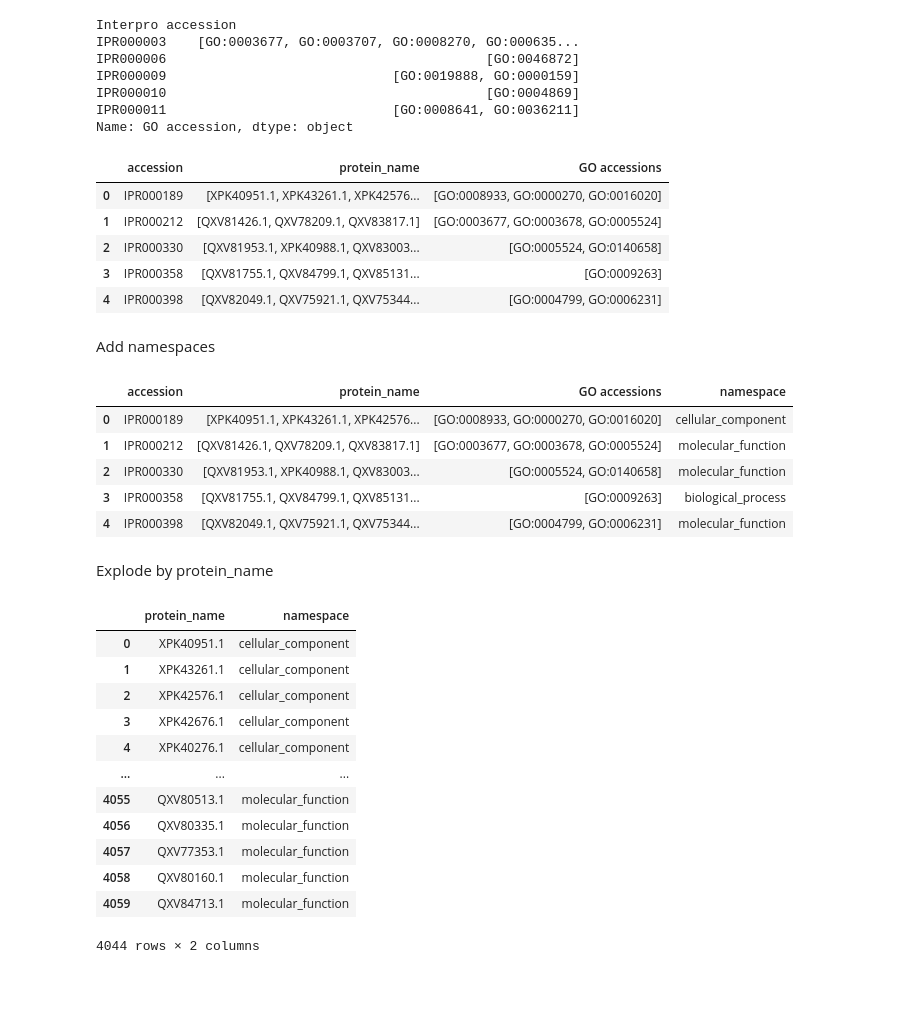
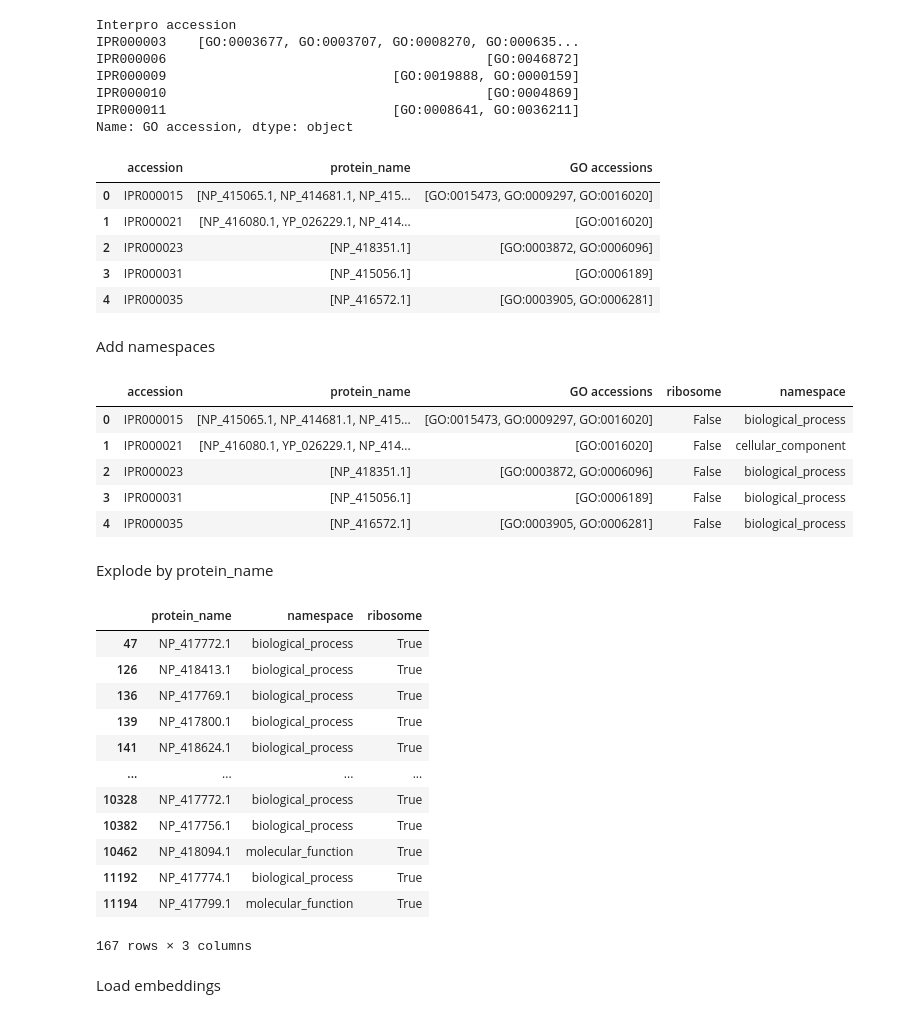
Before and after one commit to dottting/phagelm, a Jupyter notebook: tools/data_preperation.ipynb, the cells around one changed output. Drawn from its saved outputs; the diff is of its cells as text; code cells hidden in the pictures; blank space fills up the shorter version.

Commit message:
Added e.coli proteins and ribisome flag in final dataframe

```diff
--- a/tools/data_preperation.ipynb
+++ b/tools/data_preperation.ipynb
@@ -20,6 +20,10 @@ data_df = pd.DataFrame(
     data, columns=["phage_id", "protein_id", "sequence", "description"]
 )
 
+# drop e.coli pseudo genes
+data_df = data_df.replace("None", pd.NA)
+data_df = data_df.dropna()
+
 print("Total proteins: ", len(data_df), "\n\n")
 data_df.head()
 # %% [output]
@@ -48,7 +52,7 @@ Run Interproscan: ./interproscan.sh -i data/interpro/interpro_sequences.fasta -b
 # %% [markdown]
 Load interproscan results
 # %%
-interpro_path = "../data/interpro/interpro.tsv"
+interpro_path = "../data/interpro/interpro_sequences.fasta.tsv"
 
 interpro_df = pd.read_csv(interpro_path, sep="\t", header=None)
 
@@ -164,0 +171,13 @@ ip2go_df.head()
+# %%
+ribosome_keywords = [
+    "ribosome",
+    "ribosomal",
+    "rRNA binding",
+    "translation",
+    "structural constituent of ribosome",
+]
+
+ip2go_df["ribosome"] = ip2go_df["GO description"].str.contains(
+    "|".join(ribosome_keywords), case=False, na=False
+)
+ip2go_df[ip2go_df["ribosome"]].head()
@@ -212,11 +238,11 @@ unique_accessions.reset_index(drop=True, inplace=True)
 unique_accessions.head()
 # %% [output]
 |  | accession | protein_name | GO accessions |
-| 0 | IPR000189 | [XPK40951.1, XPK43261.1, XPK42576... | [GO:0008933, GO:0000270, GO:0016020] |
-| 1 | IPR000212 | [QXV81426.1, QXV78209.1, QXV83817.1] | [GO:0003677, GO:0003678, GO:0005524] |
-| 2 | IPR000330 | [QXV81953.1, XPK40988.1, QXV83003... | [GO:0005524, GO:0140658] |
-| 3 | IPR000358 | [QXV81755.1, QXV84799.1, QXV85131... | [GO:0009263] |
-| 4 | IPR000398 | [QXV82049.1, QXV75921.1, QXV75344... | [GO:0004799, GO:0006231] |
+| 0 | IPR000015 | [NP_415065.1, NP_414681.1, NP_415... | [GO:0015473, GO:0009297, GO:0016020] |
+| 1 | IPR000021 | [NP_416080.1, YP_026229.1, NP_414... | [GO:0016020] |
+| 2 | IPR000023 | [NP_418351.1] | [GO:0003872, GO:0006096] |
+| 3 | IPR000031 | [NP_415056.1] | [GO:0006189] |
+| 4 | IPR000035 | [NP_416572.1] | [GO:0003905, GO:0006281] |
 # %% [markdown]
 Add namespaces
 # %%
@@ -228,32 +254,43 @@ namespaces_grouped = (
     )  # Only select the first namespace, the order of appearance is cc -> mf -> bf
 )
 
+other_grouped = (
+    ip2go_df.dropna(subset=["ribosome"])
+    .groupby("Interpro accession")["ribosome"]
+    .apply(
+        lambda x: list(set(x))[0]
+    )  # Only select the first namespace, the order of appearance is cc -> mf -> bf
+)
+
+unique_accessions["ribosome"] = unique_accessions["accession"].map(other_grouped)
 unique_accessions["namespace"] = unique_accessions["accession"].map(namespaces_grouped)
 unique_accessions.head()
 # %% [output]
-|  | accession | protein_name | GO accessions | namespace |
-| 0 | IPR000189 | [XPK40951.1, XPK43261.1, XPK42576... | [GO:0008933, GO:0000270, GO:0016020] | cellular_component |
-| 1 | IPR000212 | [QXV81426.1, QXV78209.1, QXV83817.1] | [GO:0003677, GO:0003678, GO:0005524] | molecular_function |
-| 2 | IPR000330 | [QXV81953.1, XPK40988.1, QXV83003... | [GO:0005524, GO:0140658] | molecular_function |
-| 3 | IPR000358 | [QXV81755.1, QXV84799.1, QXV85131... | [GO:0009263] | biological_process |
-| 4 | IPR000398 | [QXV82049.1, QXV75921.1, QXV75344... | [GO:0004799, GO:0006231] | molecular_function |
+|  | accession | protein_name | GO accessions | ribosome | namespace |
+| 0 | IPR000015 | [NP_415065.1, NP_414681.1, NP_415... | [GO:0015473, GO:0009297, GO:0016020] | False | biological_process |
+| 1 | IPR000021 | [NP_416080.1, YP_026229.1, NP_414... | [GO:0016020] | False | cellular_component |
+| 2 | IPR000023 | [NP_418351.1] | [GO:0003872, GO:0006096] | False | biological_process |
+| 3 | IPR000031 | [NP_415056.1] | [GO:0006189] | False | biological_process |
+| 4 | IPR000035 | [NP_416572.1] | [GO:0003905, GO:0006281] | False | biological_process |
 # %% [markdown]
 Explode by protein_name
 # %%
 namespace_df = unique_accessions.explode("protein_name").reset_index(drop=True)
-namespace_df = namespace_df[["protein_name", "namespace"]].dropna()
+namespace_df = namespace_df[["protein_name", "namespace", "ribosome"]].dropna()
 namespace_df
 # %% [output]
-|  | protein_name | namespace |
-| 0 | XPK40951.1 | cellular_component |
-| 1 | XPK43261.1 | cellular_component |
-| 2 | XPK42576.1 | cellular_component |
-| 3 | XPK42676.1 | cellular_component |
-| 4 | XPK40276.1 | cellular_component |
-| ... | ... | ... |
-| 4055 | QXV80513.1 | molecular_function |
-| 4056 | QXV80335.1 | molecular_function |
-| 4057 | QXV77353.1 | molecular_function |
-| 4058 | QXV80160.1 | molecular_function |
-| 4059 | QXV84713.1 | molecular_function |
+|  | protein_name | namespace | ribosome |
+| 47 | NP_417772.1 | biological_process | True |
+| 126 | NP_418413.1 | biological_process | True |
+| 136 | NP_417769.1 | biological_process | True |
+| 139 | NP_417800.1 | biological_process | True |
+| 141 | NP_418624.1 | biological_process | True |
+| ... | ... | ... | ... |
+| 10328 | NP_417772.1 | biological_process | True |
+| 10382 | NP_417756.1 | biological_process | True |
+| 10462 | NP_418094.1 | molecular_function | True |
+| 11192 | NP_417774.1 | biological_process | True |
+| 11194 | NP_417799.1 | molecular_function | True |
-4044 rows × 2 columns
+167 rows × 3 columns
+# %% [markdown]
+Load embeddings
```
Also changed, not shown: parts of 8 cells of this notebook, 14 other files.
